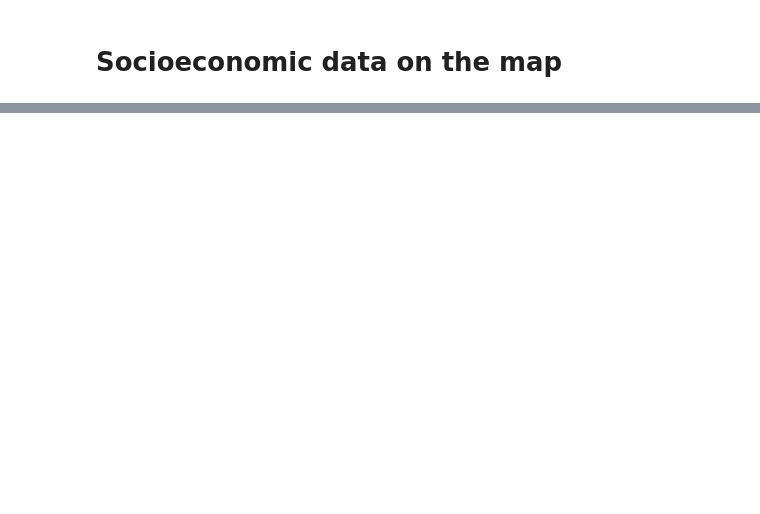
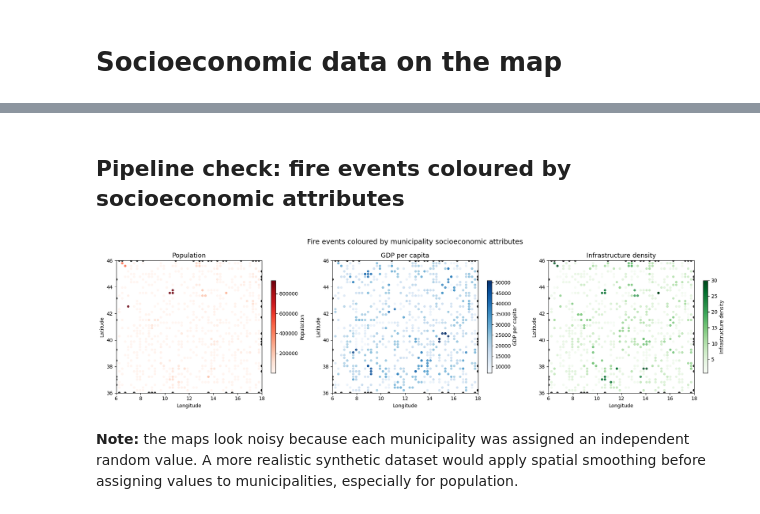
Before and after one commit to tommyocari/levantia_fire_risk, a Jupyter notebook: notebooks/02_socioeconomic_map.ipynb, the cells around one changed output, grey strips where cells are left out. Drawn from its saved outputs; the diff is of its cells as text; code cells hidden in the pictures; blank space fills up the shorter version.

Commit message:
create a control of the pipeline in the 02_notebook by plotting each fire event with the color code of socioeconomical map

```diff
--- a/notebooks/02_socioeconomic_map.ipynb
+++ b/notebooks/02_socioeconomic_map.ipynb
@@ -4,14 +4,16 @@
 import pandas as pd
 import geopandas as gpd
 import matplotlib.pyplot as plt
+import matplotlib.cm as cm
+import matplotlib.colors as mcolors
 from pathlib import Path
 
 DATA = Path('../data')
 
 socio          = pd.read_csv(DATA / 'socioeconomic.csv')
 municipalities = gpd.read_file(DATA / 'municipalities.geojson')
+enriched       = pd.read_csv(DATA / 'fire_events_enriched.csv')
 
-print('socioeconomic:', socio.shape)
-print('municipalities:', municipalities.shape)
+
 socio.head()
 # %% [output]
@@ -59,0 +57,27 @@ plt.show()
+# %% [markdown]
+## Pipeline check: fire events coloured by socioeconomic attributes
+# %%
+columns = ['population', 'gdp_per_capita', 'infrastructure_density']
+cmaps   = ['Reds',           'Blues',          'Greens']
+titles  = ['Population', 'GDP per capita', 'Infrastructure density']
+
+fig, axes = plt.subplots(1, 3, figsize=(18, 5))
+
+for ax, col, cmap, title in zip(axes, columns, cmaps, titles):
+    norm   = mcolors.Normalize(vmin=enriched[col].min(), vmax=enriched[col].max())
+    colors = cm.get_cmap(cmap)(norm(enriched[col]))
+    ax.scatter(enriched['lon'], enriched['lat'], c=colors, s=15, alpha=0.8)
+    plt.colorbar(cm.ScalarMappable(norm=norm, cmap=cmap), ax=ax, shrink=0.7, label=title)
+    ax.set_xlim(6, 18)
+    ax.set_ylim(36, 46)
+    ax.set_title(title, fontsize=13)
+    ax.set_xlabel('Longitude')
+    ax.set_ylabel('Latitude')
+
+plt.suptitle('Fire events coloured by municipality socioeconomic attributes', fontsize=14)
+plt.tight_layout()
+plt.show()
+# %% [output]
+[figure, added]
+# %% [markdown]
+**Note:** the maps look noisy because each municipality was assigned an independent random value. A more realistic synthetic dataset would apply spatial smoothing before assigning values to municipalities, especially for population.
```
Also changed, not shown: parts of 6 cells of this notebook.
